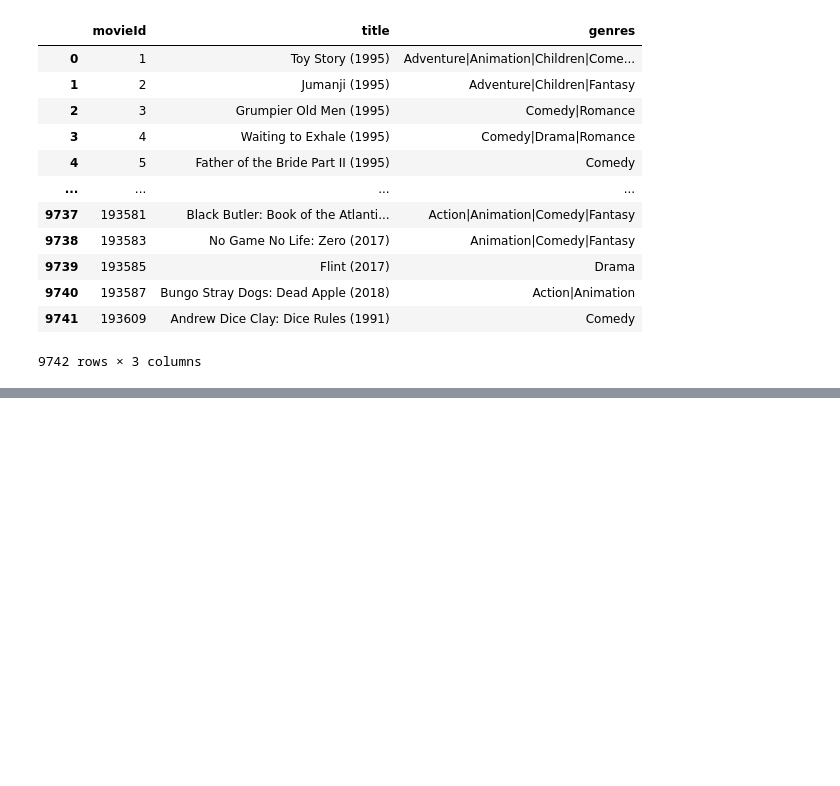
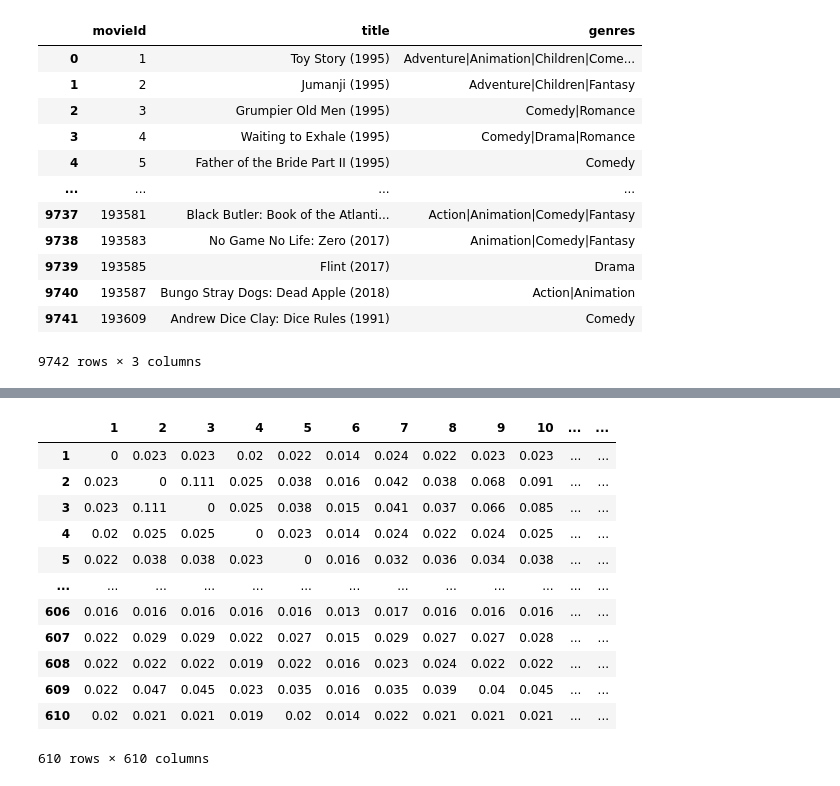
Before and after one commit to yuxuananakinliu/ERG3020-Proj, a Jupyter notebook: movie_rec.ipynb, the cells around one changed output, grey strips where cells are left out. Cells and saved outputs as stored; diff of their text form; code cells hidden in the pictures; blank space fills up the shorter version.

```diff
--- a/movie_rec.ipynb
+++ b/movie_rec.ipynb
@@ -64,5 +62,16 @@ pr = nx.pagerank(movi_graph, alpha=0.85, personalization=person)
 def eud(base, x, y):
     x_r = base.loc[x].values
     y_r = base.loc[y].values
-    eudist = 1 / (1 + np.linalg.norm(x_r, y_r))
+    eudist = 1 / (1 + np.linalg.norm(x_r - y_r))
     return eudist
+# %%
+## Construct the rating map
+user = ratings['userId'].unique()
+r_map_nan = pd.DataFrame(columns=movies['movieId'].to_list(), index=user)
+for i in range(len(ratings)):
+    ind = ratings['userId'][i]
+    col = ratings['movieId'][i]
+    r_map_nan.at[ind, col] = ratings['rating'][i]
+
+r_map = r_map_nan.fillna(0)
+r_map.head().iloc[:, :15]
@@ -68,0 +85,31 @@ def eud(base, x, y):
+# %%
+test = r_map.iloc[:, :1000]
+test_nan = r_map_nan.iloc[:, :1000]
+# %%
+## Construct similarity graph
+def user_sim(r_matrix):
+    W = pd.DataFrame(columns=user, index=user)
+    for u in user:
+        for v in user:
+            if u == v:
+                W.at[u, v] = 0
+            else:
+                W.at[u, v] = round(eud(r_matrix, u, v), 3)
+    W.to_csv('user_similarity_matrix', sep=',')
+    return W
+
+user_sim(test)
+# %% [output]
+|  | 1 | 2 | 3 | 4 | 5 | 6 | 7 | 8 | 9 | 10 | ... | ... |
+| 1 | 0 | 0.023 | 0.023 | 0.02 | 0.022 | 0.014 | 0.024 | 0.022 | 0.023 | 0.023 | ... | ... |
+| 2 | 0.023 | 0 | 0.111 | 0.025 | 0.038 | 0.016 | 0.042 | 0.038 | 0.068 | 0.091 | ... | ... |
+| 3 | 0.023 | 0.111 | 0 | 0.025 | 0.038 | 0.015 | 0.041 | 0.037 | 0.066 | 0.085 | ... | ... |
+| 4 | 0.02 | 0.025 | 0.025 | 0 | 0.023 | 0.014 | 0.024 | 0.022 | 0.024 | 0.025 | ... | ... |
+| 5 | 0.022 | 0.038 | 0.038 | 0.023 | 0 | 0.016 | 0.032 | 0.036 | 0.034 | 0.038 | ... | ... |
+| ... | ... | ... | ... | ... | ... | ... | ... | ... | ... | ... | ... | ... |
+| 606 | 0.016 | 0.016 | 0.016 | 0.016 | 0.016 | 0.013 | 0.017 | 0.016 | 0.016 | 0.016 | ... | ... |
+| 607 | 0.022 | 0.029 | 0.029 | 0.022 | 0.027 | 0.015 | 0.029 | 0.027 | 0.027 | 0.028 | ... | ... |
+| 608 | 0.022 | 0.022 | 0.022 | 0.019 | 0.022 | 0.016 | 0.023 | 0.024 | 0.022 | 0.022 | ... | ... |
+| 609 | 0.022 | 0.047 | 0.045 | 0.023 | 0.035 | 0.016 | 0.035 | 0.039 | 0.04 | 0.045 | ... | ... |
+| 610 | 0.02 | 0.021 | 0.021 | 0.019 | 0.02 | 0.014 | 0.022 | 0.021 | 0.021 | 0.021 | ... | ... |
+610 rows × 610 columns
```
Also changed, not shown: parts of 9 cells of this notebook.
